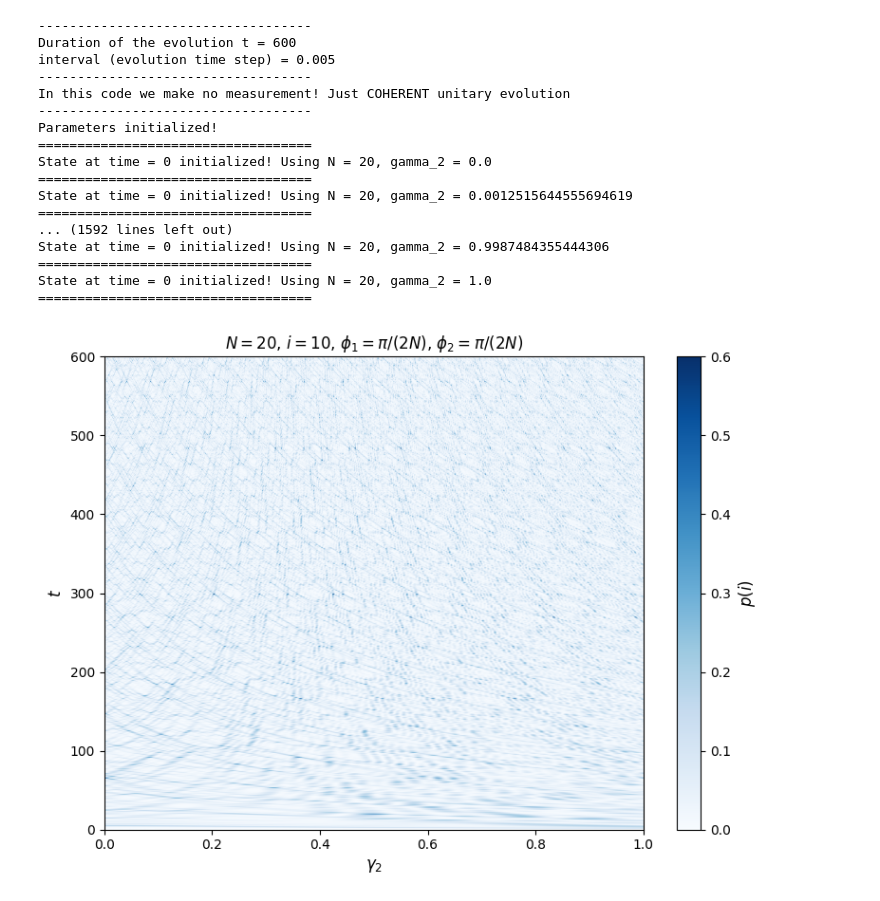
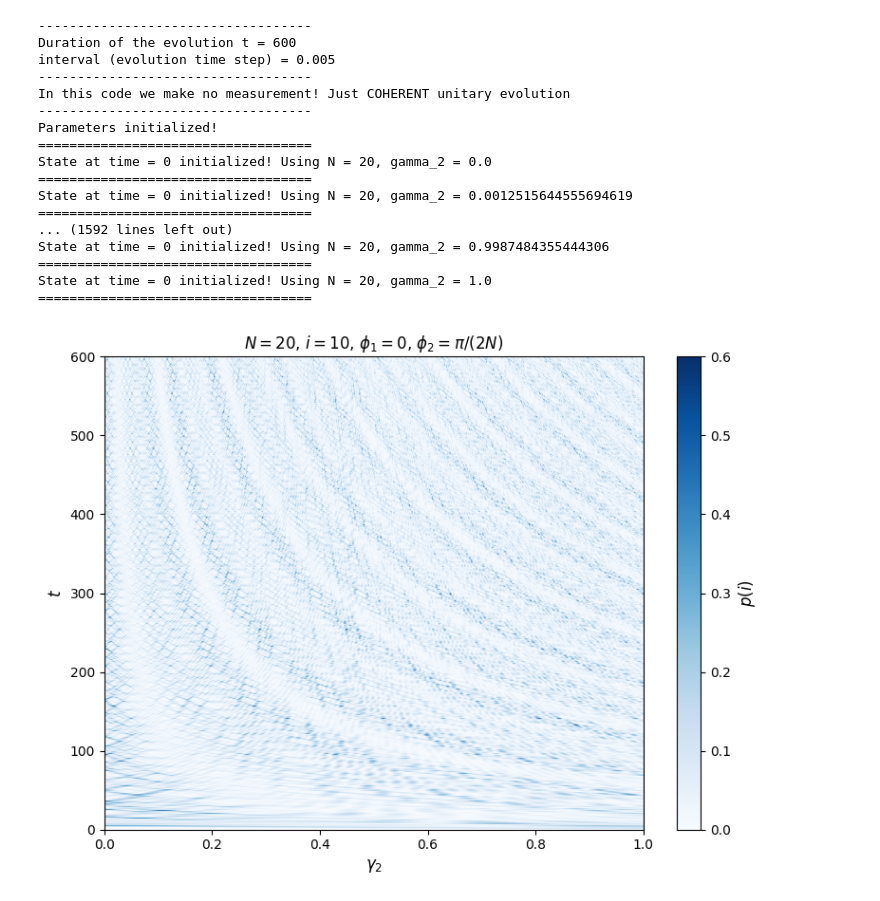
Before and after one commit to Carini108/thesis_PBC, a Jupyter notebook: Desktop/tesi_PBC/10_thr_unitary_gamma2.ipynb, the cells around one changed output. Cells and saved outputs as stored; diff of their text form; code cells hidden in the pictures.

```diff
--- a/Desktop/tesi_PBC/10_thr_unitary_gamma2.ipynb
+++ b/Desktop/tesi_PBC/10_thr_unitary_gamma2.ipynb
@@ -95,7 +95,7 @@ on_site_energy = 0.0
 gamma = 1.0 # hopping rate
 gamma_1 = 1.0
 #gamma_2 = 0.8
-phi_1 = 0.5*np.pi/num_sites
+phi_1 = 0.0
 phi_2 = 0.5*np.pi/num_sites
 phase_1 = np.exp(1j * phi_1)
 phase_2 = np.exp(1j * phi_2)
@@ -193,7 +193,7 @@ im = plt.imshow(
 
 plt.xlabel(f'$\gamma_2$', fontsize=12)
 plt.ylabel(f'$t$', fontsize=12)
-plt.title(f'$N = {num_sites}$, $i = {target_site}$, $\phi_1 = \pi/(2N)$, $\phi_2 = \pi/(2N)$', fontsize=12)
+plt.title(f'$N = {num_sites}$, $i = {target_site}$, $\phi_1 = 0$, $\phi_2 = \pi/(2N)$', fontsize=12)
 
 ticks = np.arange(gamma2_min, gamma2_max + 0.01, 0.2)
 tick_labels = [f'{val:.1f}' for val in ticks]
@@ -214,31 +214,31 @@ max_prob = np.max(p_delta_grid) # look for the max
 max_time_idx, max_gamma2_idx = np.unravel_index(np.argmax(p_delta_grid),p_delta_grid.shape) # look for the time and gamma_2 that optimize the probability
 
 # conversion
 max_time_val = max_time_idx * interval
 max_gamma2_val = gamma2_values[max_gamma2_idx]
 
 filename = f'gamma2_vs_t_probability_with_N_{num_sites}_phi1_{phi_1}__phi2_{phi_2}_t_{t}'
 data_filename = filename+'.txt'
 with open(data_filename, 'w') as f:
     f.write(f"Maximum probability to be at site {target_site}: {max_prob}\n")
     f.write(f"Total evolution time T: {t}\n")
     f.write(f"Optimal parameters: \gamma_2 = {max_gamma2_val}, time = {max_time_val}\n")
 # %% [output]
 -----------------------------------
 Duration of the evolution t = 600
 interval (evolution time step) = 0.005
 -----------------------------------
 In this code we make no measurement! Just COHERENT unitary evolution
 -----------------------------------
 Parameters initialized!
 ===================================
 State at time = 0 initialized! Using N = 20, gamma_2 = 0.0
 ===================================
 State at time = 0 initialized! Using N = 20, gamma_2 = 0.0012515644555694619
 ===================================
 ... (1592 lines left out)
 State at time = 0 initialized! Using N = 20, gamma_2 = 0.9987484355444306
 ===================================
 State at time = 0 initialized! Using N = 20, gamma_2 = 1.0
 ===================================
-[figure, old version]
+[figure, new version]
```
